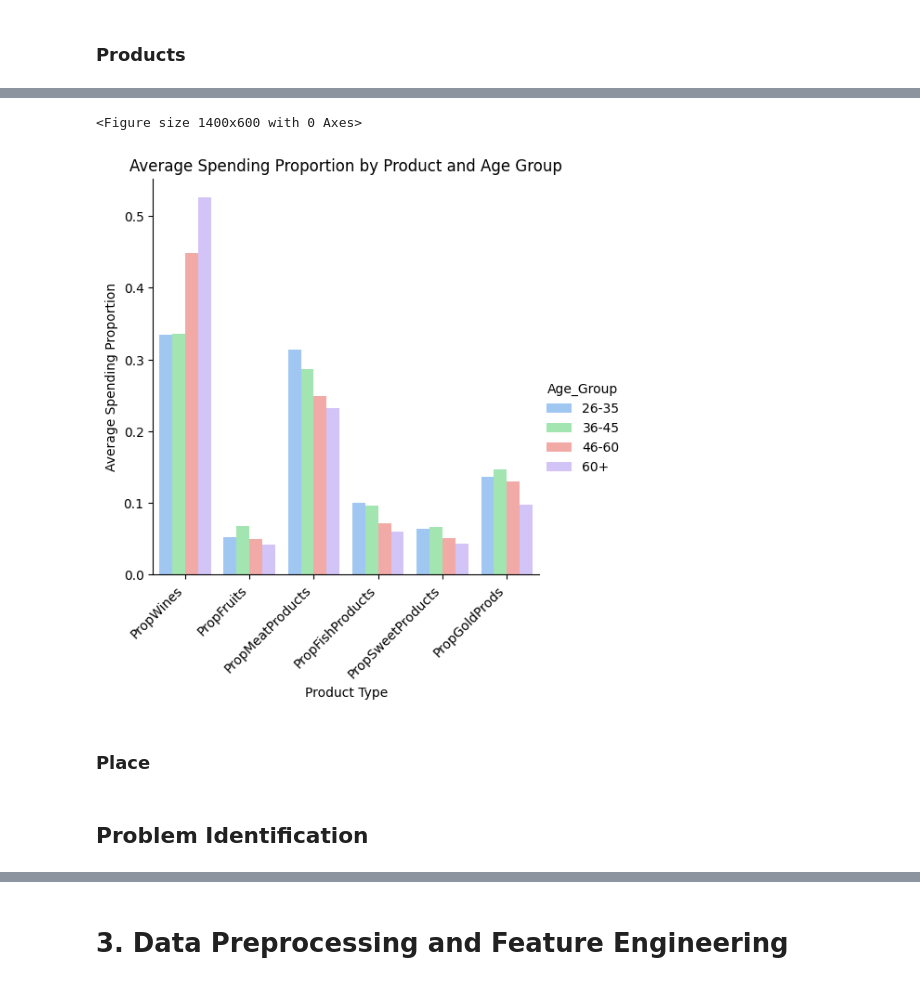
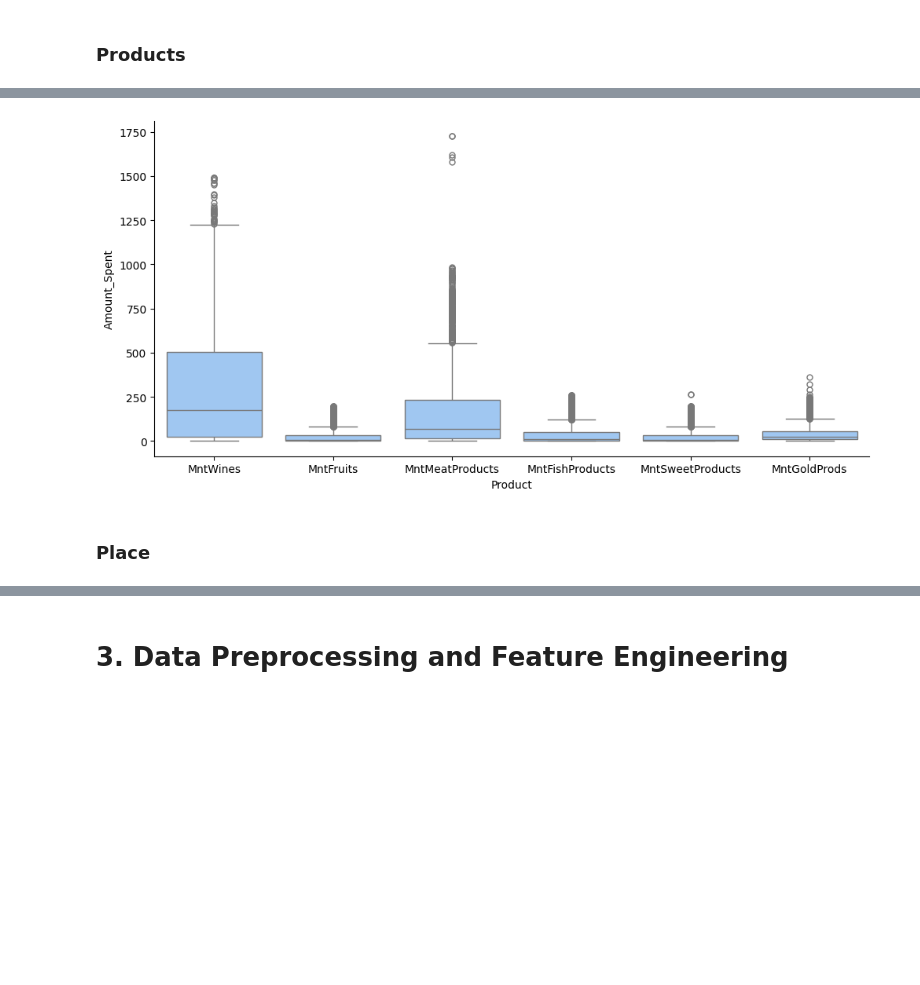
Before and after one commit to WhoopyEv/customer-personality-analysis, a Jupyter notebook: customer_personality_analysis.ipynb, the cells around one changed output, grey strips where cells are left out. Drawn from its saved outputs; the diff is of its cells as text; code cells hidden in the pictures; blank space fills up the shorter version.

```diff
--- a/customer_personality_analysis.ipynb
+++ b/customer_personality_analysis.ipynb
@@ -318,4 +261,10 @@ Name: count, dtype: int64
 product_cols = ['MntWines', 'MntFruits', 'MntMeatProducts',
                 'MntFishProducts', 'MntSweetProducts', 'MntGoldProds']
 
-temp_data['MntTotal'] = temp_data[product_cols].sum(axis=1)
+
+data_melt = data[product_cols].melt(
+    var_name='Product',
+    value_name='Amount_Spent'
+)
+
+data_melt.head()
@@ -432,22 +278,14 @@ df_long.head()
-# %%
-plt.figure(figsize=(14, 6))
-sns.catplot(
-    data=df_long,
-    kind="bar",
-    x='Product_Type',       # X-axis: Products (PropWines, PropFruits, etc.)
-    y='Average_Proportion', # Y-axis: The value of the average proportion
-    hue='Age_Group'     # Grouping variable: Separates the bars by age group
-)
-
-plt.title('Average Spending Proportion by Product and Age Group')
-plt.xlabel('Product Type')
-plt.ylabel('Average Spending Proportion')
-plt.xticks(rotation=45, ha='right')
-plt.show()
-# %% [output]
-<Figure size 1400x600 with 0 Axes>
-[figure, removed]
+# %%
+sns.catplot(
+    data=data_melt,
+    x='Product',
+    y='Amount_Spent',
+    kind='box',
+    aspect=2
+)
+
+plt.show()
+# %% [output]
+[figure, added]
 # %% [markdown]
 ### Place
-# %% [markdown]
-## Problem Identification
```
Also changed, not shown: parts of 34 cells of this notebook.
